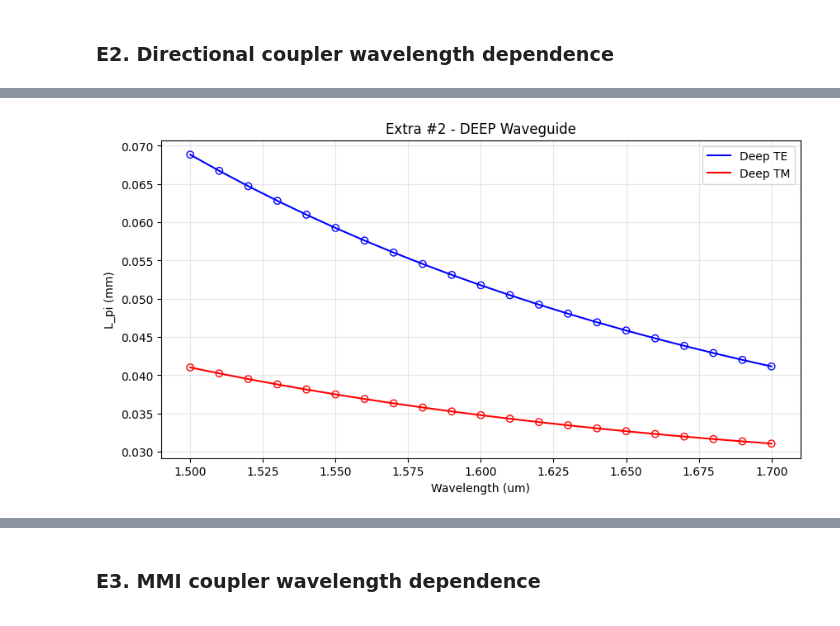
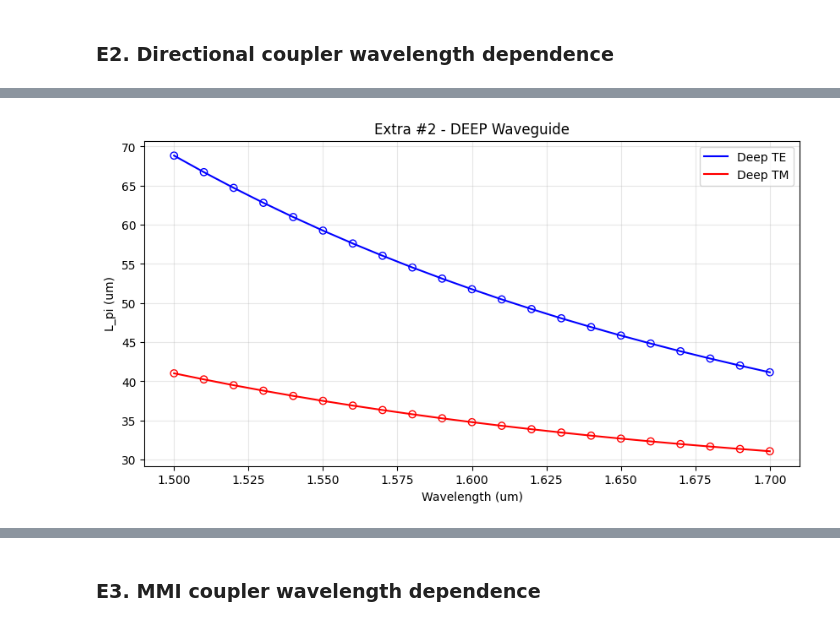
Before and after one commit to cdjuacor/cifoin-lab2, a Jupyter notebook: COUPLERS_Student.ipynb, the cells around one changed output, grey strips where cells are left out. Drawn from its saved outputs; the diff is of its cells as text; code cells hidden in the pictures.

```diff
--- a/COUPLERS_Student.ipynb
+++ b/COUPLERS_Student.ipynb
@@ -814,8 +814,8 @@ if neffs.ndim == 3:
     neffs = neffs[0]
 
 
-L_pi_TE = (0.5 * wavelength / np.abs(neffs[:, 0] - neffs[:, 1])) / 1000
-L_pi_TM = (0.5 * wavelength / np.abs(neffs[:, 2] - neffs[:, 3])) / 1000
+L_pi_TE = (0.5 * wavelength / np.abs(neffs[:, 0] - neffs[:, 1]))
+L_pi_TM = (0.5 * wavelength / np.abs(neffs[:, 2] - neffs[:, 3]))
 
 
 plt.figure(figsize=(10, 5))
@@ -825,7 +825,7 @@ plt.scatter(wavelength, L_pi_TE, edgecolors='b', facecolors='none')
 plt.scatter(wavelength, L_pi_TM, edgecolors='r', facecolors='none')
 
 plt.xlabel("Wavelength (um)")
-plt.ylabel("L_pi (mm)")
+plt.ylabel("L_pi (um)")
 plt.title("Extra #2 - DEEP Waveguide")
 plt.grid(True, alpha=0.3)
 plt.legend()
@@ -835 +835 @@ plt.show()
-[figure, old version]
+[figure, new version]
```
Also changed, not shown: parts of 2 cells of this notebook.
